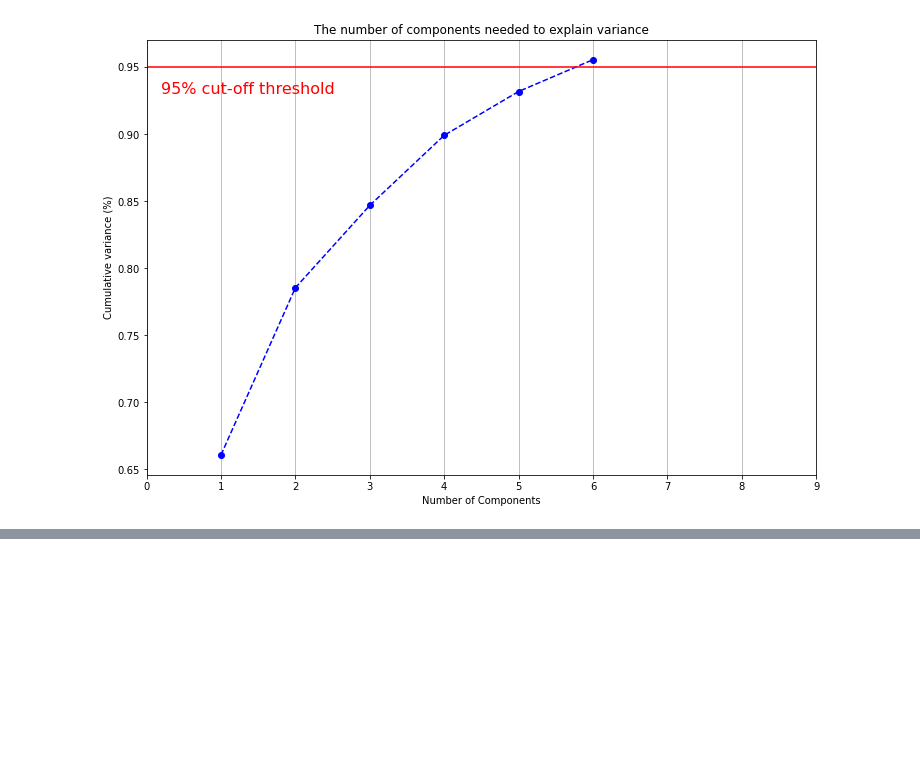
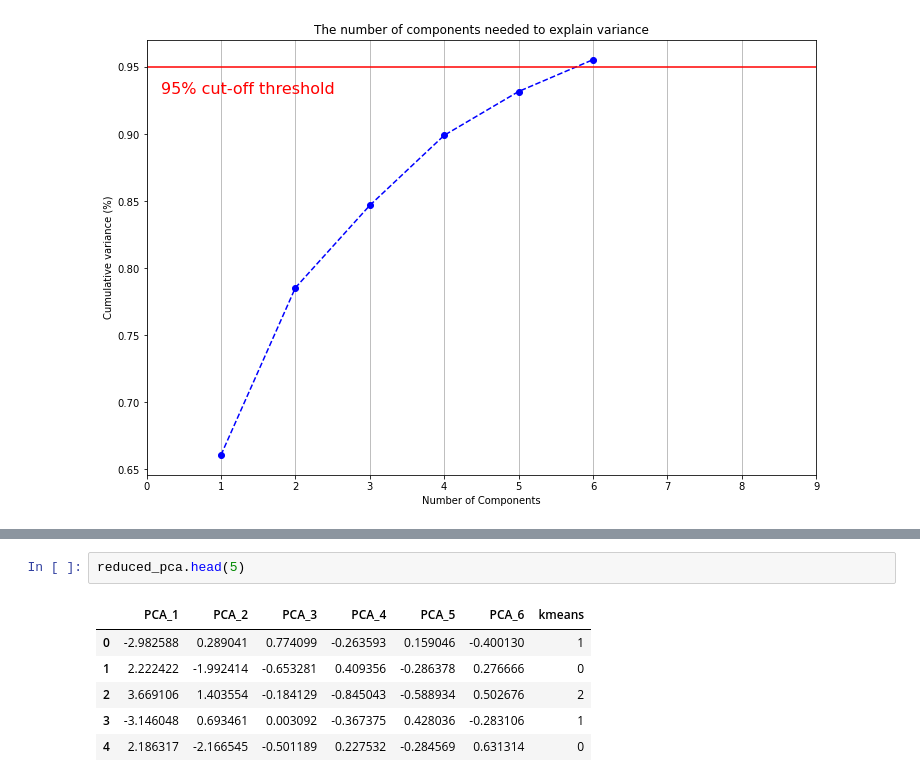
Before and after one commit to vineetver/Pose, a Jupyter notebook: Pose.ipynb, the cells around one changed output, grey strips where cells are left out. Drawn from its saved outputs; the diff is of its cells as text; blank space fills up the shorter version.

```diff
--- a/Pose.ipynb
+++ b/Pose.ipynb
@@ -310,0 +367,9 @@ plt.show()
+# %%
+reduced_pca.head(5)
+# %% [output]
+|  | PCA_1 | PCA_2 | PCA_3 | PCA_4 | PCA_5 | PCA_6 | kmeans |
+| 0 | -2.982588 | 0.289041 | 0.774099 | -0.263593 | 0.159046 | -0.400130 | 1 |
+| 1 | 2.222422 | -1.992414 | -0.653281 | 0.409356 | -0.286378 | 0.276666 | 0 |
+| 2 | 3.669106 | 1.403554 | -0.184129 | -0.845043 | -0.588934 | 0.502676 | 2 |
+| 3 | -3.146048 | 0.693461 | 0.003092 | -0.367375 | 0.428036 | -0.283106 | 1 |
+| 4 | 2.186317 | -2.166545 | -0.501189 | 0.227532 | -0.284569 | 0.631314 | 0 |
```
Also changed, not shown: parts of 13 cells of this notebook, 1 other file.
